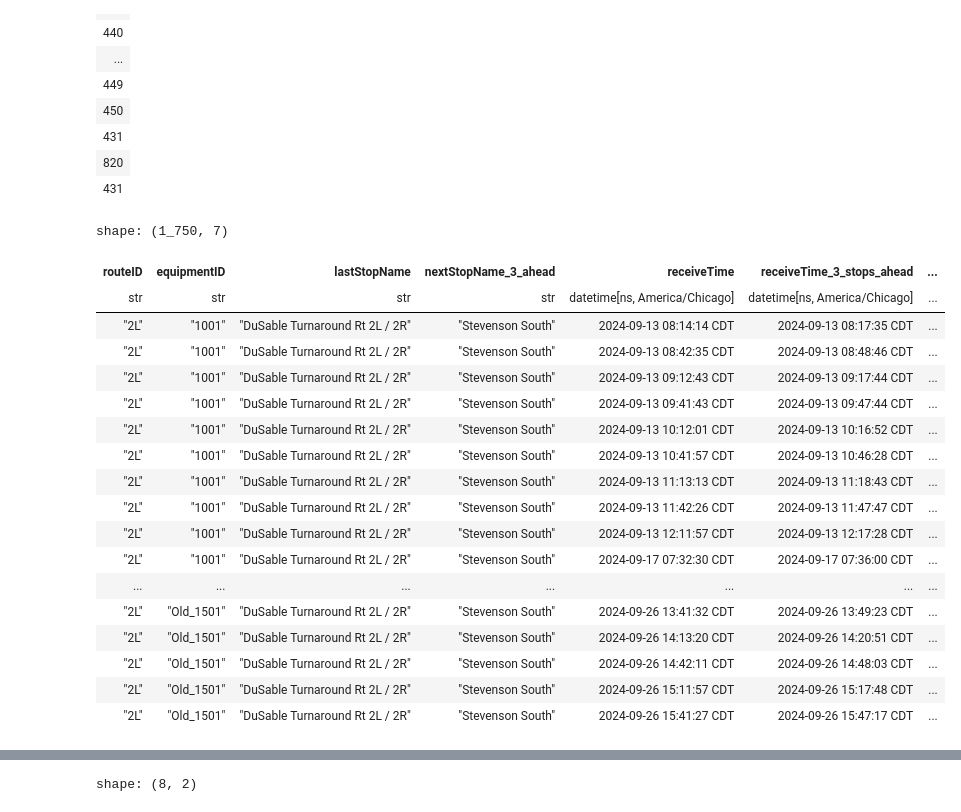
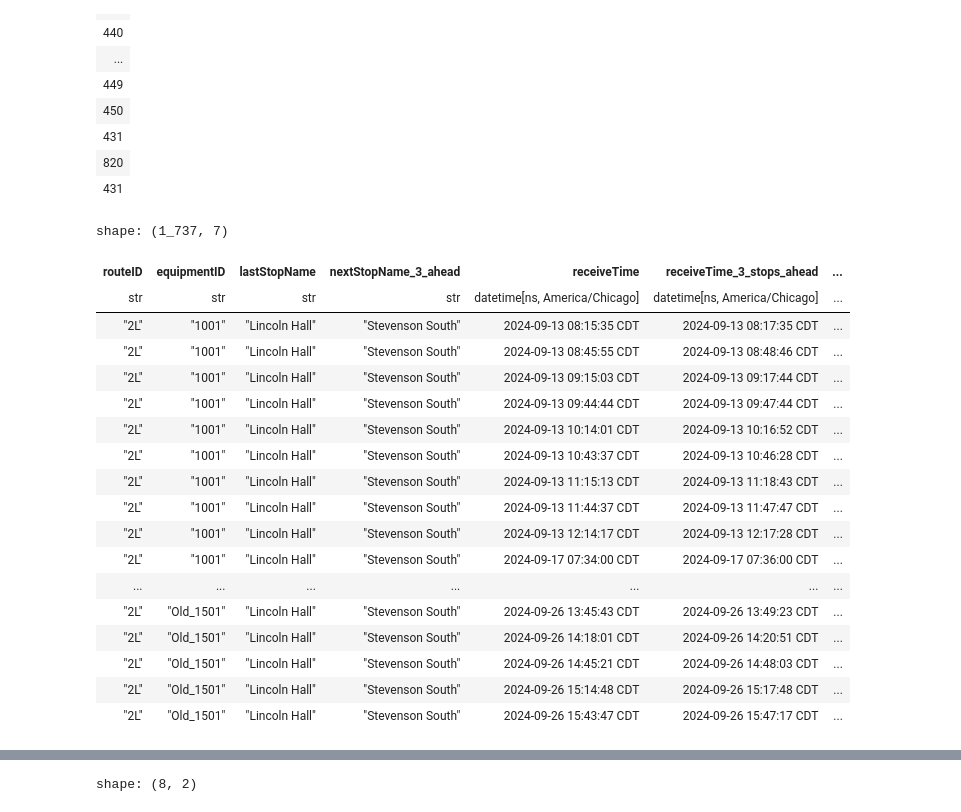
Before and after one commit to shaivilp/Research-Rookies, a Jupyter notebook: data_visualization/predictions.ipynb, the cells around one changed output, grey strips where cells are left out. Drawn from its saved outputs; the diff is of its cells as text; code cells hidden in the pictures.

```diff
--- a/data_visualization/predictions.ipynb
+++ b/data_visualization/predictions.ipynb
@@ -325,53 +361,54 @@ shape: (23,)
 | 431 |
 # %%
 # Calcuate the time difference between going to Linchon hall to Stevenson South
-shiftVal = -4
+shiftVal = -3
+startingStop = 465
 
 # Ensure the data is sorted by 'equipmentID' and 'receiveTime'
 df = subset.sort(["equipmentID", "receiveTime"])
 
 # Group by 'equipmentID' and shift the 'receiveTime' column by 3 to get the time three stops ahead
 df = df.with_columns([
     pl.col("receiveTime").shift(shiftVal).over("equipmentID").alias("receiveTime_3_stops_ahead"),
     pl.col("nextStopID").shift(shiftVal).over("equipmentID").alias("nextStopID_3_stops_ahead"),
     pl.col("lastStopName").shift(shiftVal).over("equipmentID").alias("lastStopName_3_stops_ahead")
 ])
 
 # Join with stops to get the name of the stop 3 stops ahead
 df = df.join(stops.rename({"id": "nextStopID_3_stops_ahead"}).select(["nextStopID_3_stops_ahead", "name"]).unique(), on="nextStopID_3_stops_ahead", how="left").rename({"name": "nextStopName_3_ahead"})
 
 # Filter the rows where 'nextStopID' is 433 to calculate the time difference
-df_filtered = df.filter(pl.col("nextStopID") == 433)
+df_filtered = df.filter(pl.col("nextStopID") == startingStop)
 
 df_filtered = df_filtered.with_columns([
     pl.col("receiveTime").dt.convert_time_zone("America/Chicago").alias("receiveTime"),
     pl.col("receiveTime_3_stops_ahead").dt.convert_time_zone("America/Chicago").alias("receiveTime_3_stops_ahead")
 ])
 
 # Calculate the time difference between the current stop and three stops ahead
 df_filtered = df_filtered.with_columns([
     (pl.col("receiveTime_3_stops_ahead") - pl.col("receiveTime")).alias("timeDiff_3_stops_ahead")
 ])
 
 # Display the result
 df_filtered['routeID', 'equipmentID', 'lastStopName', 'nextStopName_3_ahead', 'receiveTime', 'receiveTime_3_stops_ahead', 'timeDiff_3_stops_ahead']
 # %% [output]
-shape: (1_750, 7)
+shape: (1_737, 7)
 | routeID | equipmentID | lastStopName | nextStopName_3_ahead | receiveTime | receiveTime_3_stops_ahead | ... |
 | str | str | str | str | datetime[ns, America/Chicago] | datetime[ns, America/Chicago] | ... |
-| "2L" | "1001" | "DuSable Turnaround Rt 2L / 2R" | "Stevenson South" | 2024-09-13 08:14:14 CDT | 2024-09-13 08:17:35 CDT | ... |
-| "2L" | "1001" | "DuSable Turnaround Rt 2L / 2R" | "Stevenson South" | 2024-09-13 08:42:35 CDT | 2024-09-13 08:48:46 CDT | ... |
-| "2L" | "1001" | "DuSable Turnaround Rt 2L / 2R" | "Stevenson South" | 2024-09-13 09:12:43 CDT | 2024-09-13 09:17:44 CDT | ... |
-| "2L" | "1001" | "DuSable Turnaround Rt 2L / 2R" | "Stevenson South" | 2024-09-13 09:41:43 CDT | 2024-09-13 09:47:44 CDT | ... |
-| "2L" | "1001" | "DuSable Turnaround Rt 2L / 2R" | "Stevenson South" | 2024-09-13 10:12:01 CDT | 2024-09-13 10:16:52 CDT | ... |
-| "2L" | "1001" | "DuSable Turnaround Rt 2L / 2R" | "Stevenson South" | 2024-09-13 10:41:57 CDT | 2024-09-13 10:46:28 CDT | ... |
-| "2L" | "1001" | "DuSable Turnaround Rt 2L / 2R" | "Stevenson South" | 2024-09-13 11:13:13 CDT | 2024-09-13 11:18:43 CDT | ... |
-| "2L" | "1001" | "DuSable Turnaround Rt 2L / 2R" | "Stevenson South" | 2024-09-13 11:42:26 CDT | 2024-09-13 11:47:47 CDT | ... |
-| "2L" | "1001" | "DuSable Turnaround Rt 2L / 2R" | "Stevenson South" | 2024-09-13 12:11:57 CDT | 2024-09-13 12:17:28 CDT | ... |
-| "2L" | "1001" | "DuSable Turnaround Rt 2L / 2R" | "Stevenson South" | 2024-09-17 07:32:30 CDT | 2024-09-17 07:36:00 CDT | ... |
+| "2L" | "1001" | "Lincoln Hall" | "Stevenson South" | 2024-09-13 08:15:35 CDT | 2024-09-13 08:17:35 CDT | ... |
+| "2L" | "1001" | "Lincoln Hall" | "Stevenson South" | 2024-09-13 08:45:55 CDT | 2024-09-13 08:48:46 CDT | ... |
+| "2L" | "1001" | "Lincoln Hall" | "Stevenson South" | 2024-09-13 09:15:03 CDT | 2024-09-13 09:17:44 CDT | ... |
+| "2L" | "1001" | "Lincoln Hall" | "Stevenson South" | 2024-09-13 09:44:44 CDT | 2024-09-13 09:47:44 CDT | ... |
+| "2L" | "1001" | "Lincoln Hall" | "Stevenson South" | 2024-09-13 10:14:01 CDT | 2024-09-13 10:16:52 CDT | ... |
+| "2L" | "1001" | "Lincoln Hall" | "Stevenson South" | 2024-09-13 10:43:37 CDT | 2024-09-13 10:46:28 CDT | ... |
+| "2L" | "1001" | "Lincoln Hall" | "Stevenson South" | 2024-09-13 11:15:13 CDT | 2024-09-13 11:18:43 CDT | ... |
+| "2L" | "1001" | "Lincoln Hall" | "Stevenson South" | 2024-09-13 11:44:37 CDT | 2024-09-13 11:47:47 CDT | ... |
+| "2L" | "1001" | "Lincoln Hall" | "Stevenson South" | 2024-09-13 12:14:17 CDT | 2024-09-13 12:17:28 CDT | ... |
+| "2L" | "1001" | "Lincoln Hall" | "Stevenson South" | 2024-09-17 07:34:00 CDT | 2024-09-17 07:36:00 CDT | ... |
 | ... | ... | ... | ... | ... | ... | ... |
-| "2L" | "Old_1501" | "DuSable Turnaround Rt 2L / 2R" | "Stevenson South" | 2024-09-26 13:41:32 CDT | 2024-09-26 13:49:23 CDT | ... |
-| "2L" | "Old_1501" | "DuSable Turnaround Rt 2L / 2R" | "Stevenson South" | 2024-09-26 14:13:20 CDT | 2024-09-26 14:20:51 CDT | ... |
-| "2L" | "Old_1501" | "DuSable Turnaround Rt 2L / 2R" | "Stevenson South" | 2024-09-26 14:42:11 CDT | 2024-09-26 14:48:03 CDT | ... |
-| "2L" | "Old_1501" | "DuSable Turnaround Rt 2L / 2R" | "Stevenson South" | 2024-09-26 15:11:57 CDT | 2024-09-26 15:17:48 CDT | ... |
-| "2L" | "Old_1501" | "DuSable Turnaround Rt 2L / 2R" | "Stevenson South" | 2024-09-26 15:41:27 CDT | 2024-09-26 15:47:17 CDT | ... |
+| "2L" | "Old_1501" | "Lincoln Hall" | "Stevenson South" | 2024-09-26 13:45:43 CDT | 2024-09-26 13:49:23 CDT | ... |
+| "2L" | "Old_1501" | "Lincoln Hall" | "Stevenson South" | 2024-09-26 14:18:01 CDT | 2024-09-26 14:20:51 CDT | ... |
+| "2L" | "Old_1501" | "Lincoln Hall" | "Stevenson South" | 2024-09-26 14:45:21 CDT | 2024-09-26 14:48:03 CDT | ... |
+| "2L" | "Old_1501" | "Lincoln Hall" | "Stevenson South" | 2024-09-26 15:14:48 CDT | 2024-09-26 15:17:48 CDT | ... |
+| "2L" | "Old_1501" | "Lincoln Hall" | "Stevenson South" | 2024-09-26 15:43:47 CDT | 2024-09-26 15:47:17 CDT | ... |
```
Also changed, not shown: parts of 11 cells of this notebook.
